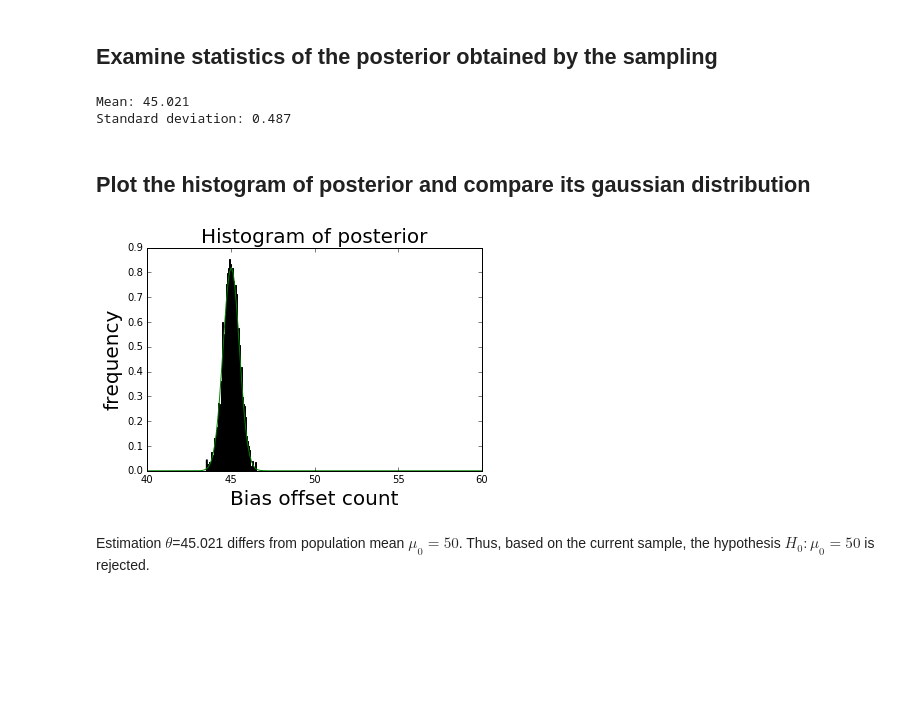
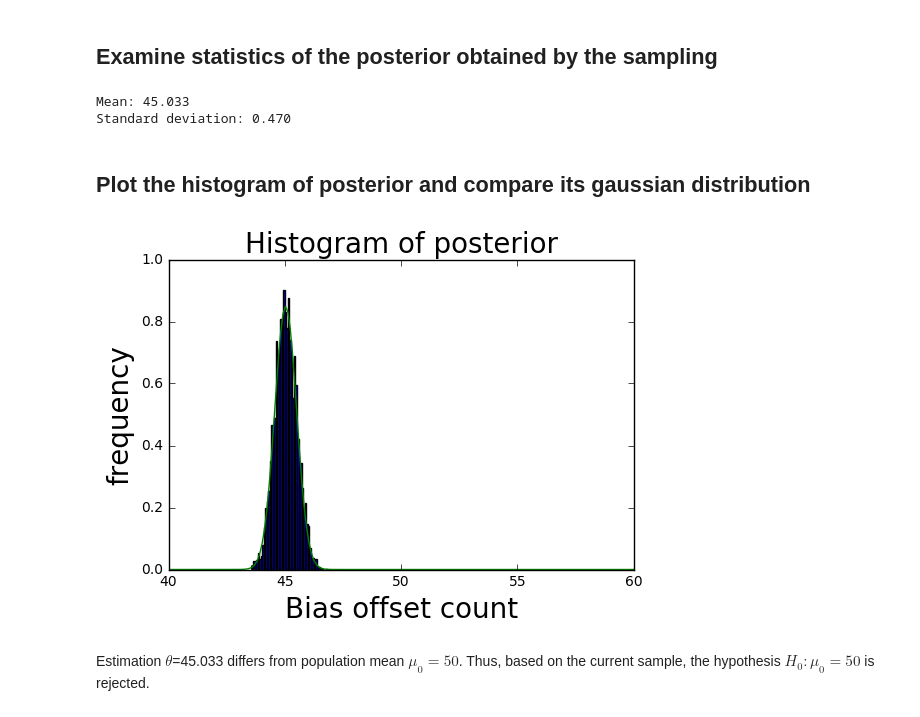
Before and after one commit to hurxx018/TheDataIncubator_KH, a Jupyter notebook: Htesting_BayesInfer.ipynb, the cells around one changed output. Cells and saved outputs as stored; diff of their text form; code cells hidden in the pictures; blank space fills up the shorter version.

```diff
--- a/Htesting_BayesInfer.ipynb
+++ b/Htesting_BayesInfer.ipynb
@@ -186,35 +185,35 @@ def sampler(data, n_samples=10, mu_init=0., proposal_width=1.,
 # %%
 np.random.seed(1)
 data = stats.norm(45., 2.).rvs(20)
-posterior = sampler(data, n_samples=5000, mu_init=data.mean(), proposal_width=0.5, mu_prior_mu=50., mu_prior_sd=2.)
+posterior = sampler(data, n_samples=15000, mu_init=data.mean(), proposal_width=data.std(), mu_prior_mu=50., mu_prior_sd=2.)
 # %% [markdown]
 ## Examine statistics of the posterior obtained by the sampling
 # %%
-post_m = posterior.mean()
-post_std = posterior.std()
+post_m = posterior[500:].mean()   # the first 500 points are treated as an estimate of the burn-in period
+post_std = posterior[500:].std()
 
 print('Mean: {:.3f}'.format(post_m))
 print('Standard deviation: {:.3f}'.format(post_std))
 # %% [output]
-Mean: 45.021
-Standard deviation: 0.487
+Mean: 45.033
+Standard deviation: 0.470
 # %% [markdown]
 ## Plot the histogram of posterior and compare its gaussian distribution
 # %%
 x =  np.linspace(40, 60, 200)
 post_anal =  stats.norm(post_m, post_std).pdf(x)
 
 a = int(posterior.min())
 b = int(posterior.max())
 z = np.arange(a, b+2) - 0.5
-plt.hist(posterior, bins=50, normed=True)
+plt.hist(posterior[500:], bins=50, normed=True)
 plt.plot(x, post_anal)
 
 plt.title('Histogram of posterior', fontsize=20)
 plt.xlabel('Bias offset count', fontsize=20)
 plt.ylabel('frequency', fontsize=20)
 plt.show()
 # %% [output]
-[figure, old version]
+[figure, new version]
 # %% [markdown]
-Estimation $\theta$=45.021 differs from population mean $\mu_0 = 50$. Thus, based on the current sample, the hypothesis $H_0: \mu_0=50$ is rejected.
+Estimation $\theta$=45.033 differs from population mean $\mu_0 = 50$. Thus, based on the current sample, the hypothesis $H_0: \mu_0=50$ is rejected.
```
Also changed, not shown: parts of 10 cells of this notebook.
